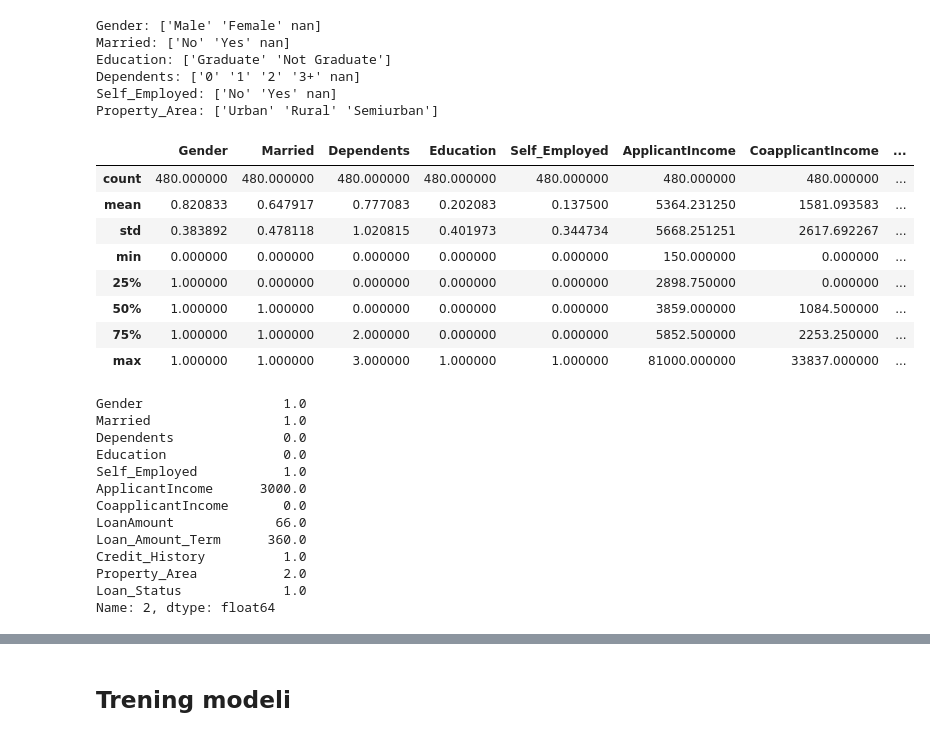
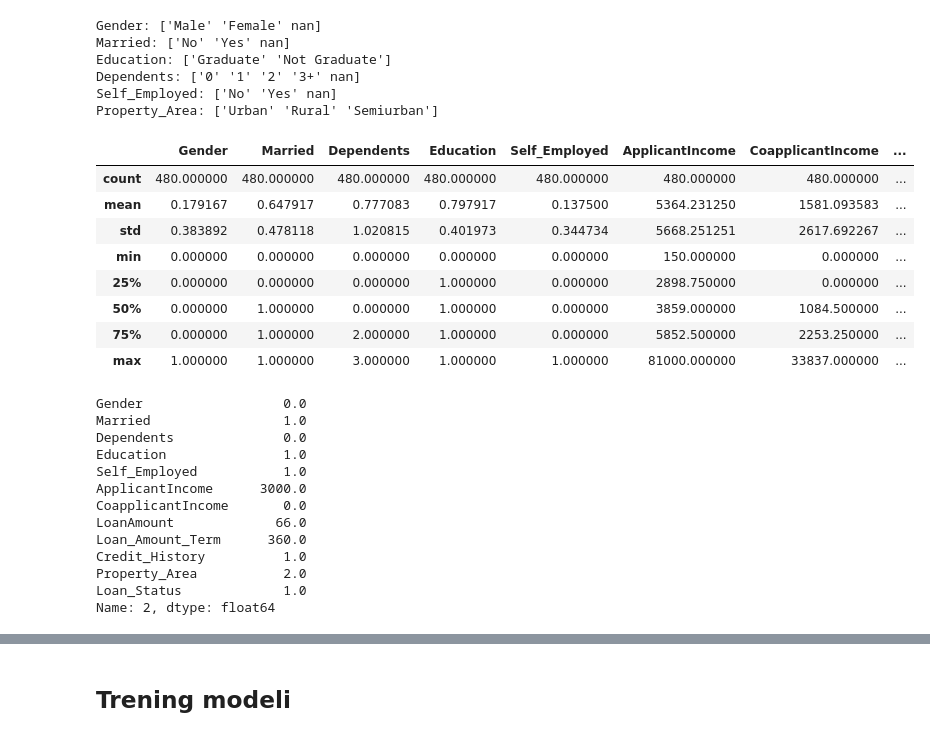
Before and after one commit to Mimikkk/2023-iswd, a Jupyter notebook: project-3-preferential/notebook.ipynb, the cells around one changed output, grey strips where cells are left out. Cells and saved outputs as stored; diff of their text form; code cells hidden in the pictures.

```diff
--- a/project-3-preferential/notebook.ipynb
+++ b/project-3-preferential/notebook.ipynb
@@ -111,52 +111,68 @@ encode_map = {
       "0": 0,
       "1": 1,
       "2": 2,
       "3+": 3
     },
     "Property_Area": {
       "Rural": 0,
       "Semiurban": 1,
       "Urban": 2
+    },
+    "Loan_Status": {
+      "N": 0,
+      "Y": 1
+    },
+    "Married": {
+      "No": 0,
+      "Yes": 1
+    },
+    "Self_Employed": {
+      "No": 0,
+      "Yes": 1
+    },
+    "Gender": {
+      "Male": 0,
+      "Female": 1
+    },
+    "Education": {
+      "Not Graduate": 0,
+      "Graduate": 1
     }
   }
 
 def preprocess(df):
   df = df.copy()
   df = df.dropna()
-  # kolumna znajduje sie tylko w train:
-  cols = encoded_cols if "Loan_Status" not in df.columns else encoded_cols + ["Loan_Status"]
-  df[cols] = df[cols].apply(LabelEncoder().fit_transform)
-  # encode with custom mapping from dict
   df = df.replace(encode_map)
   # df = drop_outliers(df)
   return df
 
 def drop_ids_and_map(df):
   # create map of loan_id to index
   df_map = dict(zip(df["Loan_ID"], df.index))
   df = df.drop(columns=["Loan_ID"])
   return df, df_map
 
 train, test = (preprocess(df) for df in [train, test])
-(train, train_map), (test, test_map) = (drop_ids_and_map(df) for df in [train, test])
+# (train, train_map), (test, test_map) = (drop_ids_and_map(df) for df in [train, test])
 train.describe()
 # %% [output]
 |  | Gender | Married | Dependents | Education | Self_Employed | ApplicantIncome | CoapplicantIncome | ... |
 | count | 480.000000 | 480.000000 | 480.000000 | 480.000000 | 480.000000 | 480.000000 | 480.000000 | ... |
-| mean | 0.820833 | 0.647917 | 0.777083 | 0.202083 | 0.137500 | 5364.231250 | 1581.093583 | ... |
+| mean | 0.179167 | 0.647917 | 0.777083 | 0.797917 | 0.137500 | 5364.231250 | 1581.093583 | ... |
 | std | 0.383892 | 0.478118 | 1.020815 | 0.401973 | 0.344734 | 5668.251251 | 2617.692267 | ... |
 | min | 0.000000 | 0.000000 | 0.000000 | 0.000000 | 0.000000 | 150.000000 | 0.000000 | ... |
-| 25% | 1.000000 | 0.000000 | 0.000000 | 0.000000 | 0.000000 | 2898.750000 | 0.000000 | ... |
-| 50% | 1.000000 | 1.000000 | 0.000000 | 0.000000 | 0.000000 | 3859.000000 | 1084.500000 | ... |
-| 75% | 1.000000 | 1.000000 | 2.000000 | 0.000000 | 0.000000 | 5852.500000 | 2253.250000 | ... |
+| 25% | 0.000000 | 0.000000 | 0.000000 | 1.000000 | 0.000000 | 2898.750000 | 0.000000 | ... |
+| 50% | 0.000000 | 1.000000 | 0.000000 | 1.000000 | 0.000000 | 3859.000000 | 1084.500000 | ... |
+| 75% | 0.000000 | 1.000000 | 2.000000 | 1.000000 | 0.000000 | 5852.500000 | 2253.250000 | ... |
 | max | 1.000000 | 1.000000 | 3.000000 | 1.000000 | 1.000000 | 81000.000000 | 33837.000000 | ... |
 # %%
 train.iloc[train_map["LP001003"]]
 # %% [output]
-Gender                  1.0
+Gender                  0.0
 Married                 1.0
 Dependents              0.0
-Education               0.0
+Education               1.0
 Self_Employed           1.0
 ApplicantIncome      3000.0
 CoapplicantIncome       0.0
```
Also changed, not shown: parts of 5 cells of this notebook.
